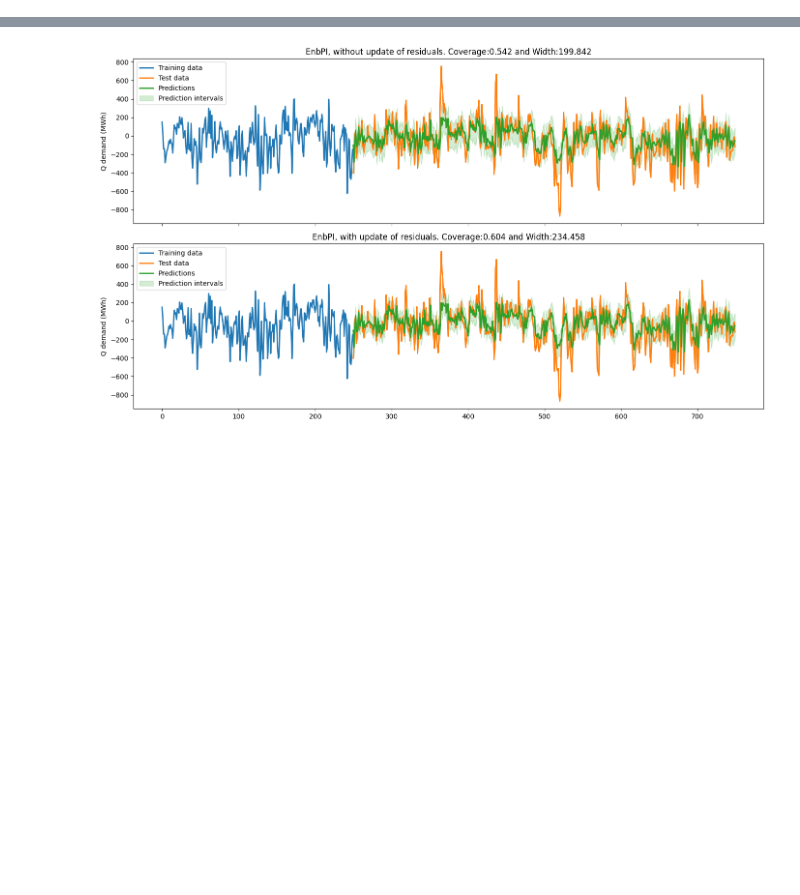
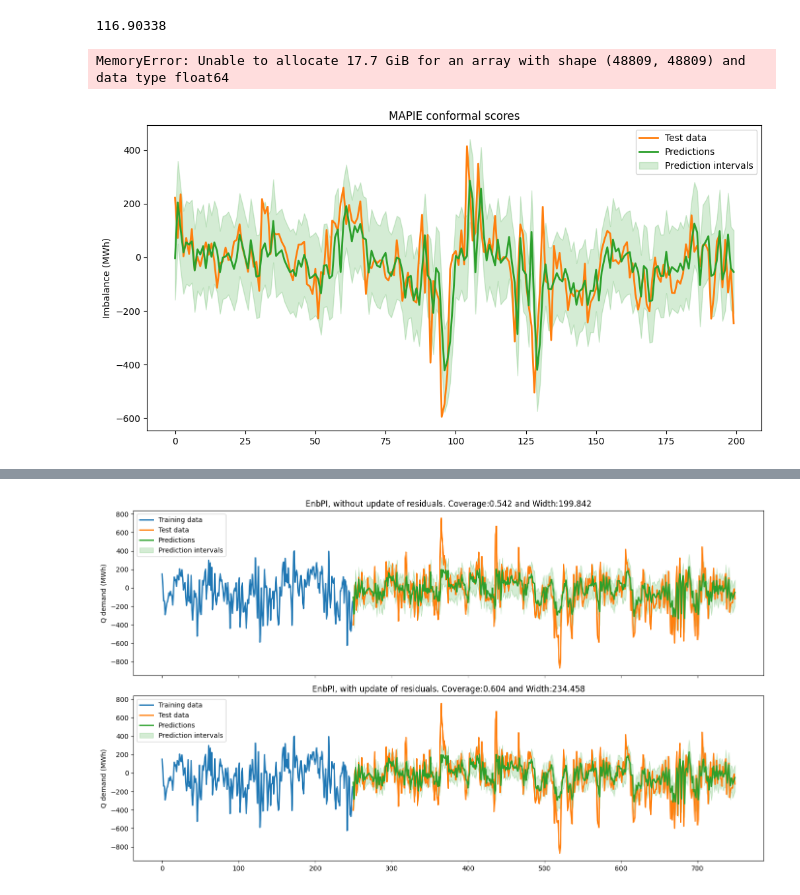
Before and after one commit to obhlivoj/System-Imbalance-Forecasting, a Jupyter notebook: models/mapie/mapie_intro.ipynb, the cells around one changed output, grey strips where cells are left out. Drawn from its saved outputs; the diff is of its cells as text; code cells hidden in the pictures; blank space fills up the shorter version.

Commit message:
Mapie ntb

```diff
--- a/models/mapie/mapie_intro.ipynb
+++ b/models/mapie/mapie_intro.ipynb
@@ -62,0 +81,4 @@ mapie_enbpi = mapie_enbpi.fit(x_train, y_train.squeeze())
+# %%
+cv_mapiets = BlockBootstrap(
+    n_resamplings=4, n_blocks=10, overlapping=False, random_state=69
+)
@@ -62,0 +101,2 @@ mapie_enbpi = mapie_enbpi.fit(x_train, y_train.squeeze())
+# %%
+mapie_model.fit(x_val, y_val)
@@ -62,0 +125,47 @@ mapie_enbpi = mapie_enbpi.fit(x_train, y_train.squeeze())
+# %%
+from sklearn.metrics import mean_squared_error
+
+mean_squared_error(model.predict(x_val), y_val, squared=False)
+# %% [output]
+116.90338
+# %%
+x_calib = np.concatenate((x_train, x_val), axis = 0)
+y_calib = np.concatenate((y_train, y_val), axis = 0)
+
+cfg['n_estimators'] = 100
+model = get_model(cfg, device)
+
+mapie_ts = MapieTimeSeriesRegressor(
+    model, method="enbpi", cv=cv_mapiets, agg_function="mean", n_jobs=-1
+)
+
+mapie_ts.fit(x_calib, y_calib)
+# %% [output]
+MemoryError: Unable to allocate 17.7 GiB for an array with shape (48809, 48809) and data type float64
+# %%
+y_pred, y_pis = mapie_ts.predict(x_test, alpha=alpha)
+coverage = regression_coverage_score(y_test, y_pis[:, 0, 0], y_pis[:, 1, 0])
+width = regression_mean_width_score(y_pis[:, 0, 0], y_pis[:, 1, 0])
+# %%
+start, end = 0, 200
+test_range = [i for i in range(start, end)]
+
+plt.figure(figsize=(12, 6), dpi=100)
+
+plt.plot(test_range, y_test[start:end], lw=2, label="Test data", c="C1")
+plt.plot(test_range, y_pred[start:end], lw=2, c="C2", label="Predictions")
+plt.ylabel("Imbalance (MWh)")
+
+plt.fill_between(
+    test_range,
+    y_pis[start:end][:, 0, 0],
+    y_pis[start:end][:, 1, 0],
+    color="C2",
+    alpha=0.2,
+    label="Prediction intervals",
+)
+plt.title("MAPIE conformal scores")
+plt.legend()
+plt.show()
+# %% [output]
+[figure, added]
```
Also changed, not shown: parts of 17 cells of this notebook, 1 other file.
